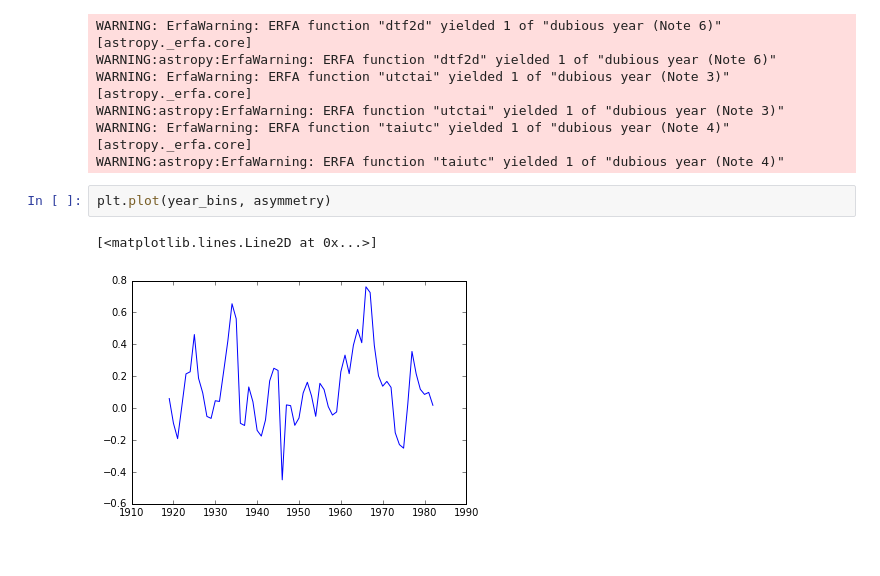
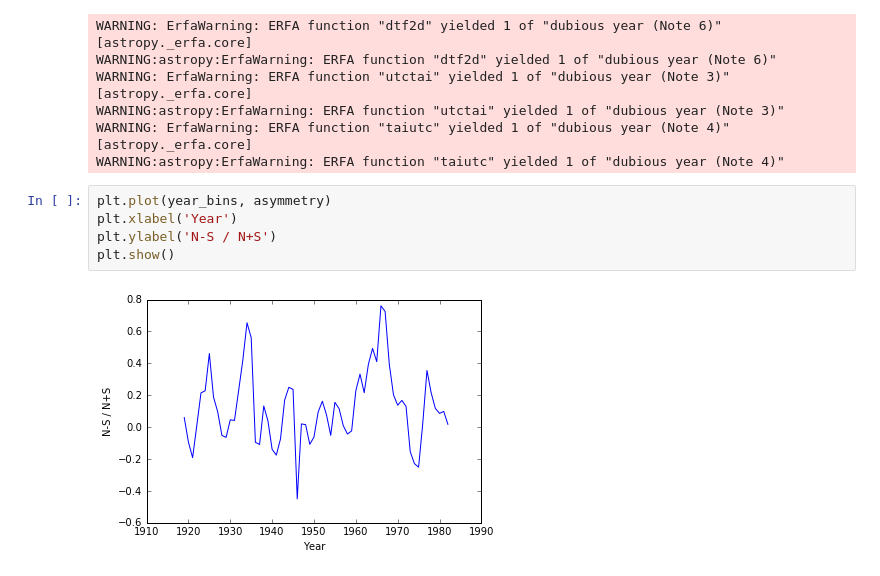
Before and after one commit to bmorris3/friedrich, a Jupyter notebook: hat11_flip_lambda/latitude_distribution.ipynb, the cells around one changed output. Cells and saved outputs as stored; diff of their text form.

```diff
--- a/hat11_flip_lambda/latitude_distribution.ipynb
+++ b/hat11_flip_lambda/latitude_distribution.ipynb
@@ -518,8 +518,10 @@ WARNING: ErfaWarning: ERFA function "utctai" yielded 1 of "dubious year (Note 3)
 WARNING:astropy:ErfaWarning: ERFA function "utctai" yielded 1 of "dubious year (Note 3)"
 WARNING: ErfaWarning: ERFA function "taiutc" yielded 1 of "dubious year (Note 4)" [astropy._erfa.core]
 WARNING:astropy:ErfaWarning: ERFA function "taiutc" yielded 1 of "dubious year (Note 4)"
-# %%
-plt.plot(year_bins, asymmetry)
-# %% [output]
-[<matplotlib.lines.Line2D at 0x...>]
-[figure, removed]
+# %%
+plt.plot(year_bins, asymmetry)
+plt.xlabel('Year')
+plt.ylabel('N-S / N+S')
+plt.show()
+# %% [output]
+[figure, added]
```
